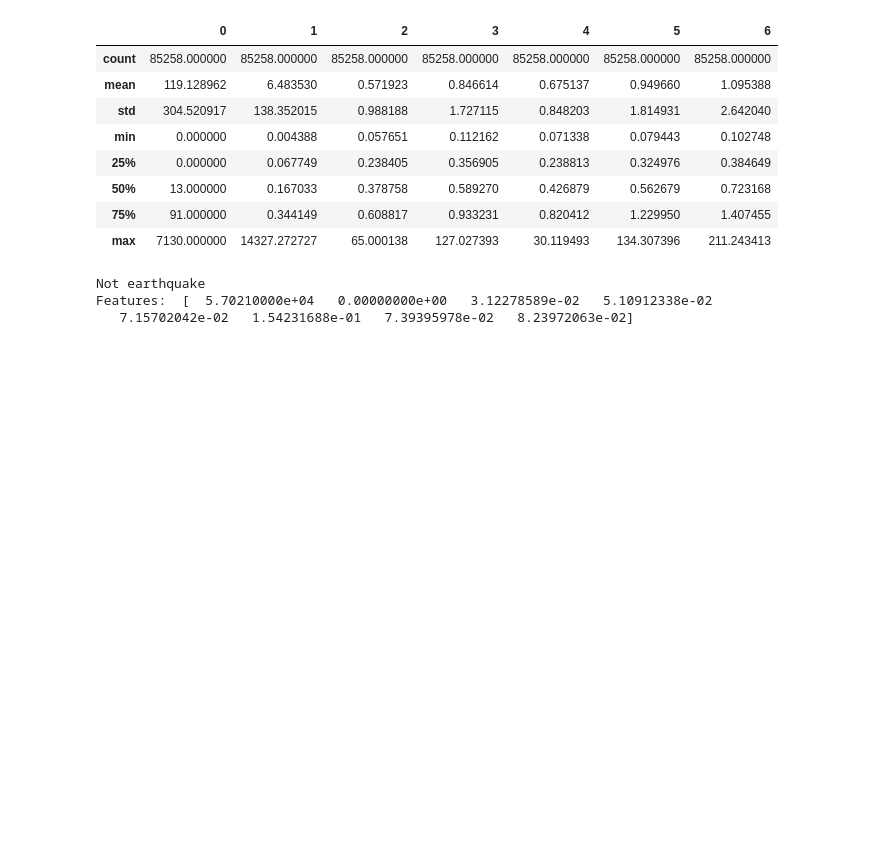
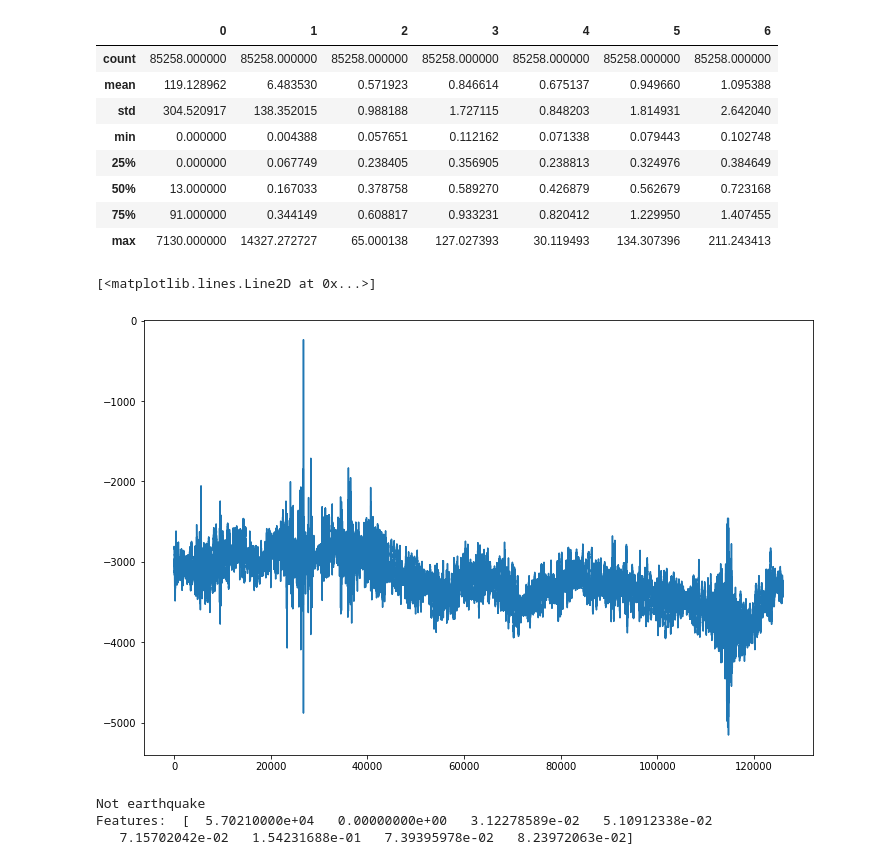
Before and after one commit to JulesssG/ml-project2, a Jupyter notebook: notebooks/First-touch.ipynb, the cells around one changed output. Cells and saved outputs as stored; diff of their text form; code cells hidden in the pictures; blank space fills up the shorter version.

```diff
--- a/notebooks/First-touch.ipynb
+++ b/notebooks/First-touch.ipynb
@@ -579,3 +713,10 @@ X_train_raw = X_train_raw[:, 1:]
+# %%
+#X_raw = pd.read_hdf('../processed-data/new/raw_X_train_1_to_4_with_basic.hdf')
+plt.figure(figsize=(12,8))
+plt.plot(X_raw.loc[:20].to_numpy().reshape(-1))
+# %% [output]
+[<matplotlib.lines.Line2D at 0x...>]
+[figure, added]
 # %%
 X_train_plot = X_train[:X_train_raw.shape[0]]
 y_train_plot = y_train[:X_train_raw.shape[0]]
```
Also changed, not shown: parts of 27 cells of this notebook, 1 other file.
